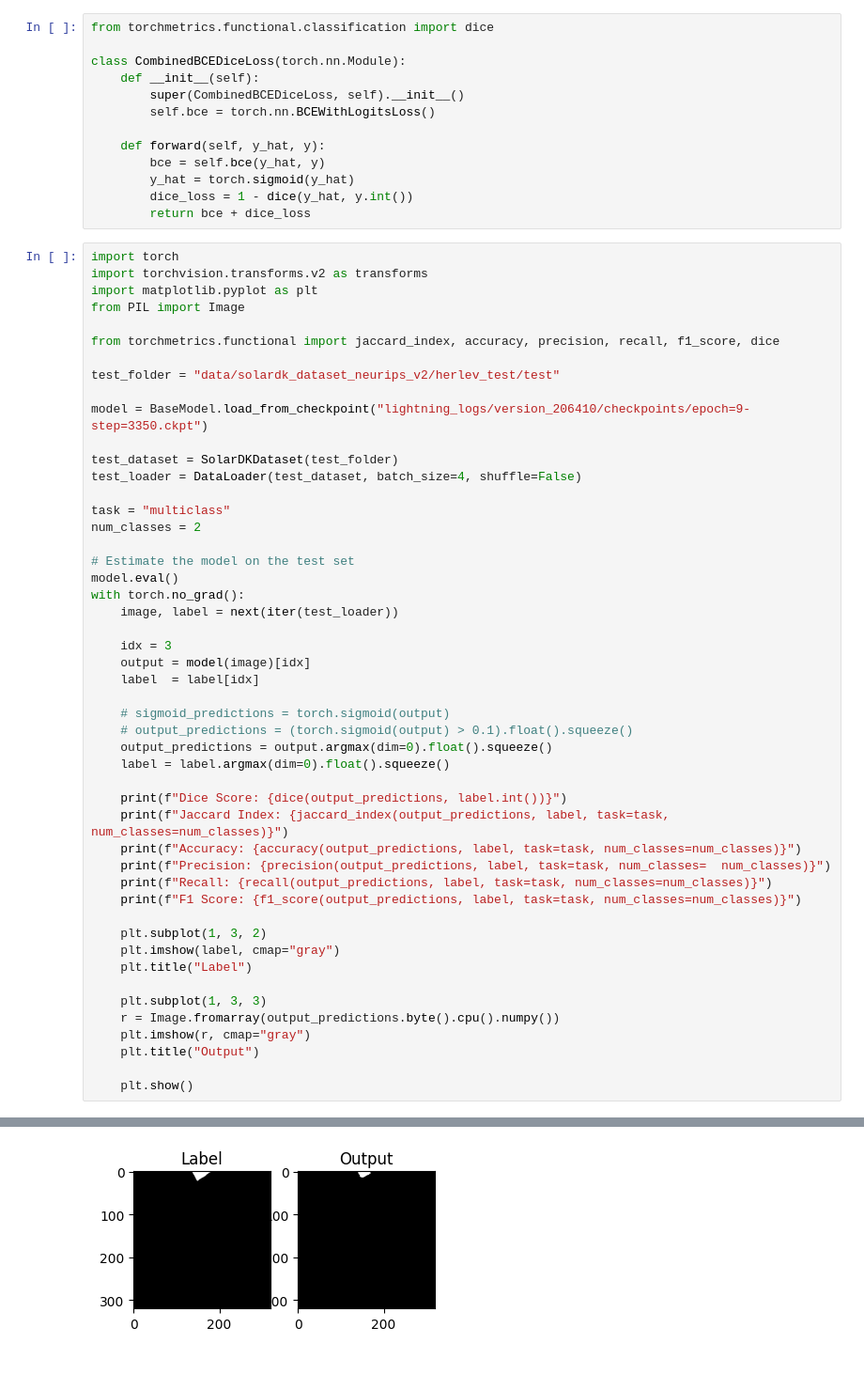
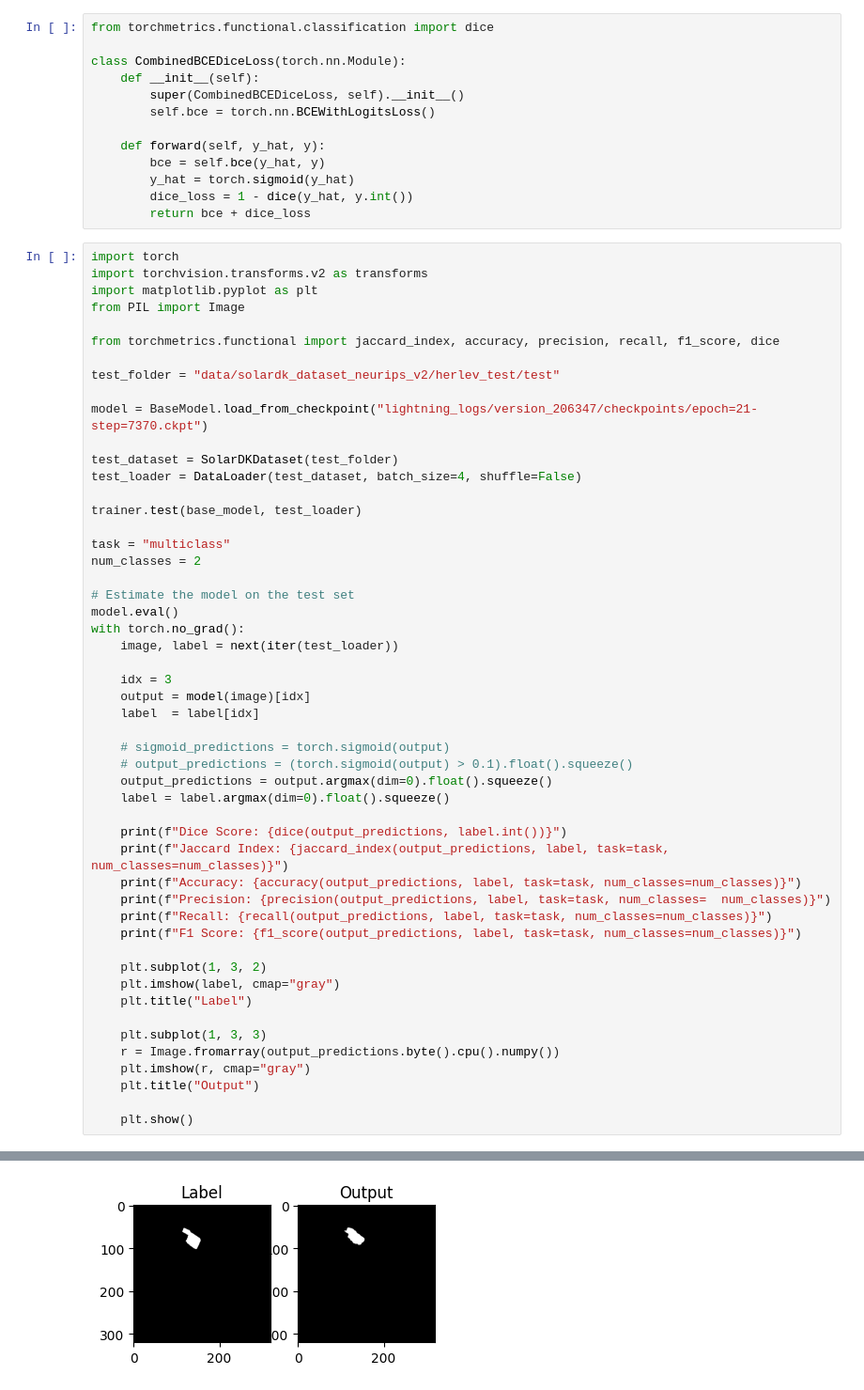
Before and after one commit to Tiburso/EnerVision, a Jupyter notebook: dataloaders.ipynb, the cells around one changed output, grey strips where cells are left out. Shown: that part at 94% size. Cells and saved outputs as stored; diff of their text form.

```diff
--- a/dataloaders.ipynb
+++ b/dataloaders.ipynb
@@ -116,10 +116,12 @@ from torchmetrics.functional import jaccard_index, accuracy, precision, recall,
 
 test_folder = "data/solardk_dataset_neurips_v2/herlev_test/test"
 
-model = BaseModel.load_from_checkpoint("lightning_logs/version_206410/checkpoints/epoch=9-step=3350.ckpt")
+model = BaseModel.load_from_checkpoint("lightning_logs/version_206347/checkpoints/epoch=21-step=7370.ckpt")
 
 test_dataset = SolarDKDataset(test_folder)
 test_loader = DataLoader(test_dataset, batch_size=4, shuffle=False)
+
+trainer.test(base_model, test_loader)
 
 task = "multiclass"
 num_classes = 2
@@ -165 +167 @@ F1 Score: 0.9974804520606995
-[figure, old version]
+[figure, new version]
```
Also changed, not shown: parts of 1 cell of this notebook, 3 other files.
